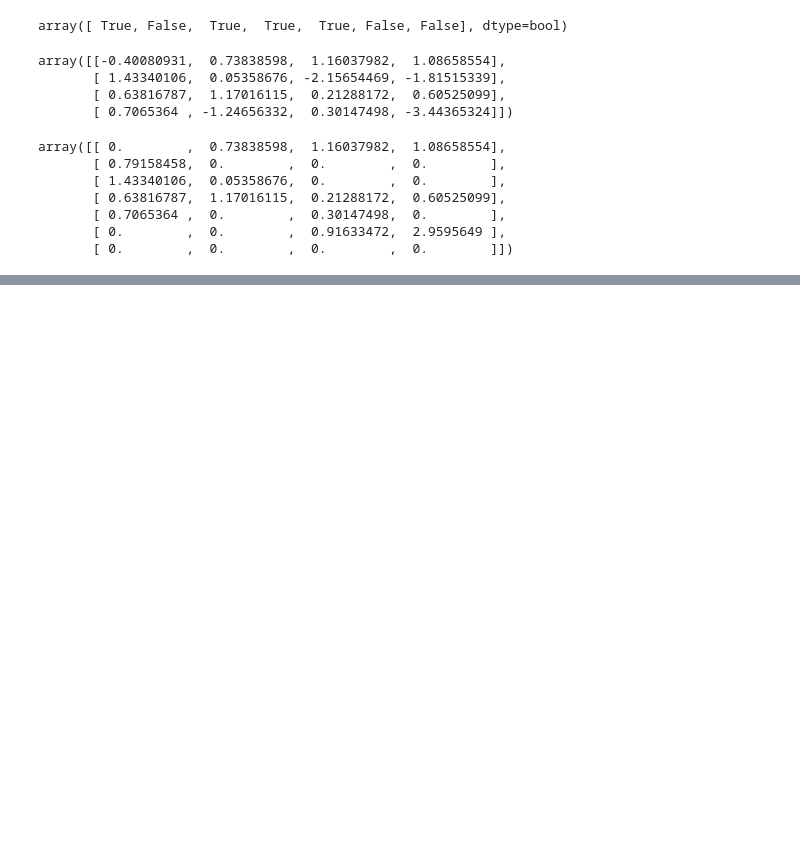
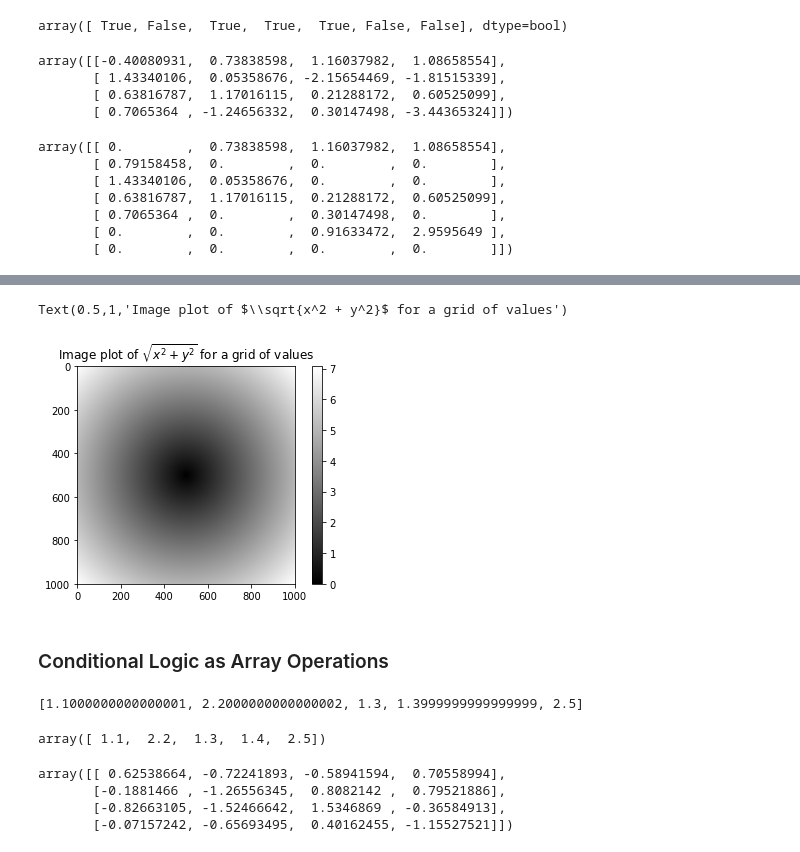
Before and after one commit to mukerong/Toolkit, a Jupyter notebook: Python/Python for Data Analysis.ipynb, the cells around one changed output, grey strips where cells are left out. Drawn from its saved outputs; the diff is of its cells as text; code cells hidden in the pictures; blank space fills up the shorter version.

```diff
--- a/Python/Python for Data Analysis.ipynb
+++ b/Python/Python for Data Analysis.ipynb
@@ -385,0 +590,2 @@ array([[ 0.        ,  0.73838598,  1.16037982,  1.08658554],
+# %%
+points = np.arange(-5, 5, 0.01)
@@ -385,0 +612,2 @@ array([[ 0.        ,  0.73838598,  1.16037982,  1.08658554],
+# %%
+xs, ys = np.meshgrid(points, points)
@@ -385,0 +634,3 @@ array([[ 0.        ,  0.73838598,  1.16037982,  1.08658554],
+# %%
+z = np.sqrt(xs ** 2 + ys ** 2)
+z
@@ -385,0 +651,9 @@ array([[ 0.        ,  0.73838598,  1.16037982,  1.08658554],
+# %%
+plt.imshow(z, cmap=plt.cm.gray)
+plt.colorbar()
+plt.title("Image plot of $\sqrt{x^2 + y^2}$ for a grid of values")
+# %% [output]
+Text(0.5,1,'Image plot of $\\sqrt{x^2 + y^2}$ for a grid of values')
+[figure, added]
+# %% [markdown]
+### Conditional Logic as Array Operations
@@ -385,0 +664,20 @@ array([[ 0.        ,  0.73838598,  1.16037982,  1.08658554],
+# %%
+# Pure Python
+result = [(x if c else y)
+          for x, y, c in zip(xarr, yarr, cond)]
+result
+# %% [output]
+[1.1000000000000001, 2.2000000000000002, 1.3, 1.3999999999999999, 2.5]
+# %%
+result = np.where(cond, xarr, yarr)
+result
+# %% [output]
+array([ 1.1,  2.2,  1.3,  1.4,  2.5])
+# %%
+arr = np.random.randn(4, 4)
+arr
+# %% [output]
+array([[ 0.62538664, -0.72241893, -0.58941594,  0.70558994],
+       [-0.1881466 , -1.26556345,  0.8082142 ,  0.79521886],
+       [-0.82663105, -1.52466642,  1.5346869 , -0.36584913],
+       [-0.07157242, -0.65693495,  0.40162455, -1.15527521]])
```
Also changed, not shown: parts of 63 cells of this notebook, 1 other file.
